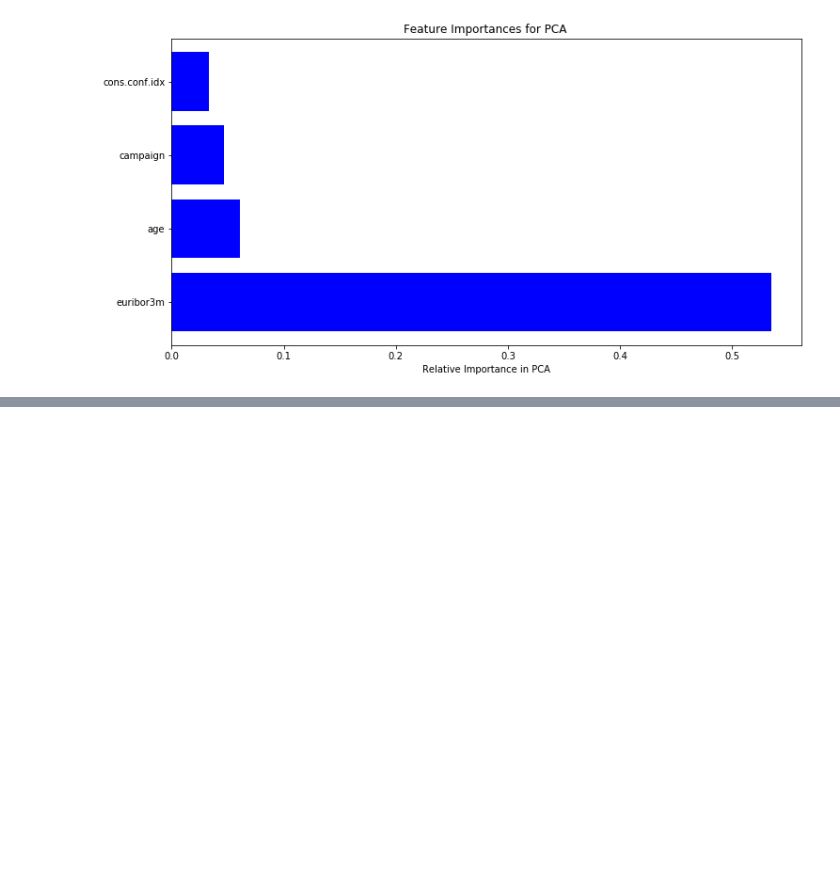
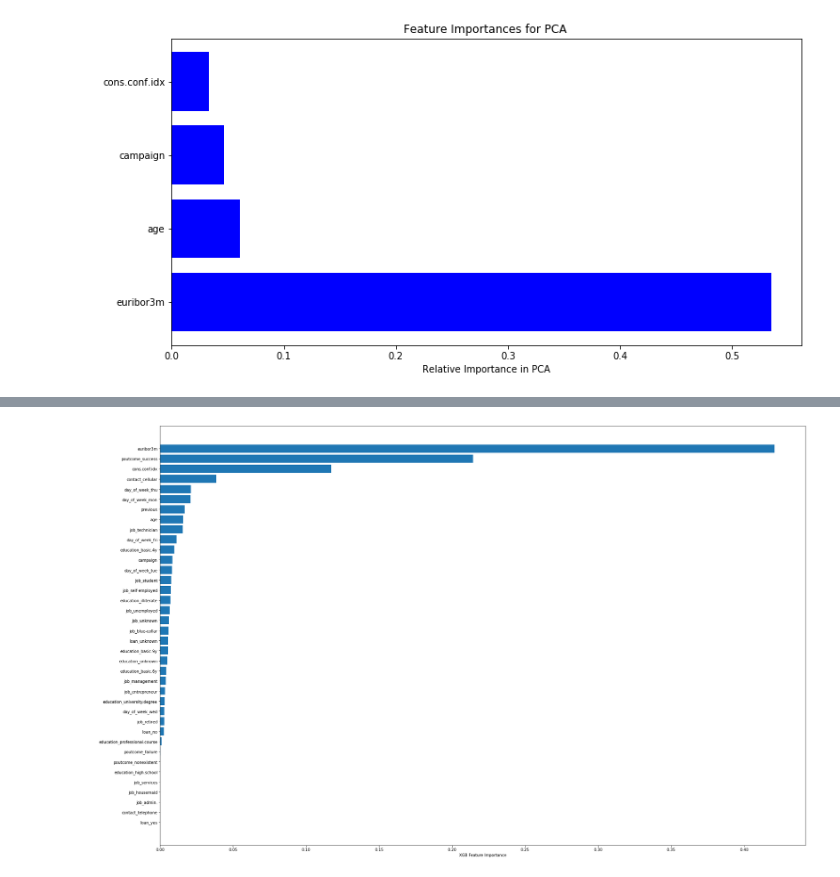
Before and after one commit to AgusCarchano/Mentorias-grupo1, a Jupyter notebook: Mentoria_Practico_4.1.ipynb, the cells around one changed output, grey strips where cells are left out. Drawn from its saved outputs; the diff is of its cells as text; code cells hidden in the pictures; blank space fills up the shorter version.

```diff
--- a/Mentoria_Practico_4.1.ipynb
+++ b/Mentoria_Practico_4.1.ipynb
@@ -1118,0 +1193,6 @@ plt.show()
+# %%
+## Análisis en conjunto de test
+X_test_ = X_test[variables_categoricas + variables_numericas]
+test = pipeline_completo.fit_transform(X_test_)
+print("MÉTRICAS CONJUNTO DE TEST")
+print(classification_report(y_test, xgb_best.predict(test)))
@@ -1118,0 +1219,4 @@ plt.show()
+# %%
+pipeline_modelo_xgb = Pipeline([('preprocess', pipeline_completo),
+                            ('xgb', xgb_best)])
+pipeline_modelo_xgb.fit(X_t, y_train)
@@ -1118,0 +1241,17 @@ plt.show()
+# %%
+# Si realizamos one hot encoding, vamos a tener el problema de que se incrementan el numero de features y necesitamos la nueva lista.
+numeric_features = variables_numericas
+cat_features = pipeline_modelo_xgb.named_steps['preprocess'].transformers_[1][1][1].get_feature_names(variables_categoricas)
+# %%
+onehot_columns = np.array(cat_features)
+numeric_features_list = np.array(numeric_features)
+numeric_features_list = np.append(numeric_features_list, onehot_columns)
+# %%
+# Es necesario ordenar las los valores del feature importance (utilizamos argsort para tener el orden de los indices)
+sorted_idx = pipeline_modelo_xgb[1].feature_importances_.argsort()
+plt.figure(figsize = (30,20))
+plt.barh(numeric_features_list[sorted_idx], pipeline_modelo_xgb[1].feature_importances_[sorted_idx])
+plt.xlabel("XGB Feature Importance")
+plt.show()
+# %% [output]
+[figure, added]
```
Also changed, not shown: parts of 10 cells of this notebook.
